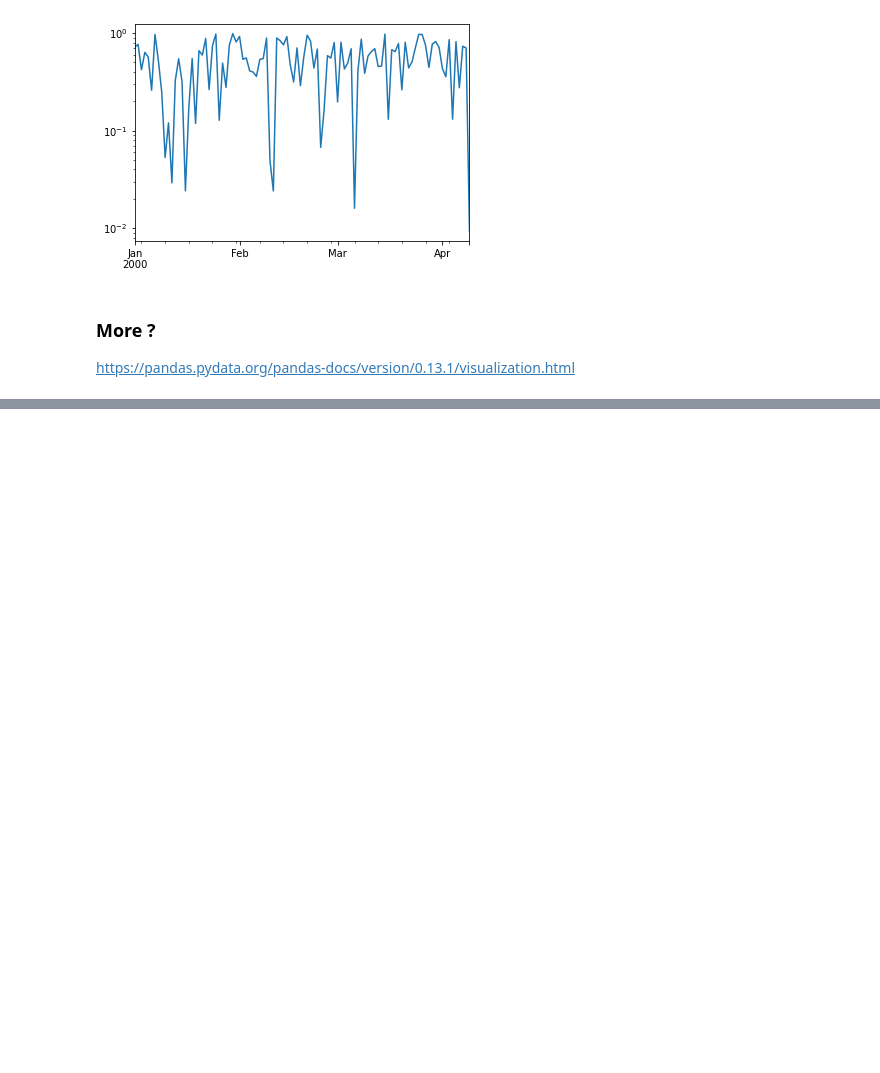
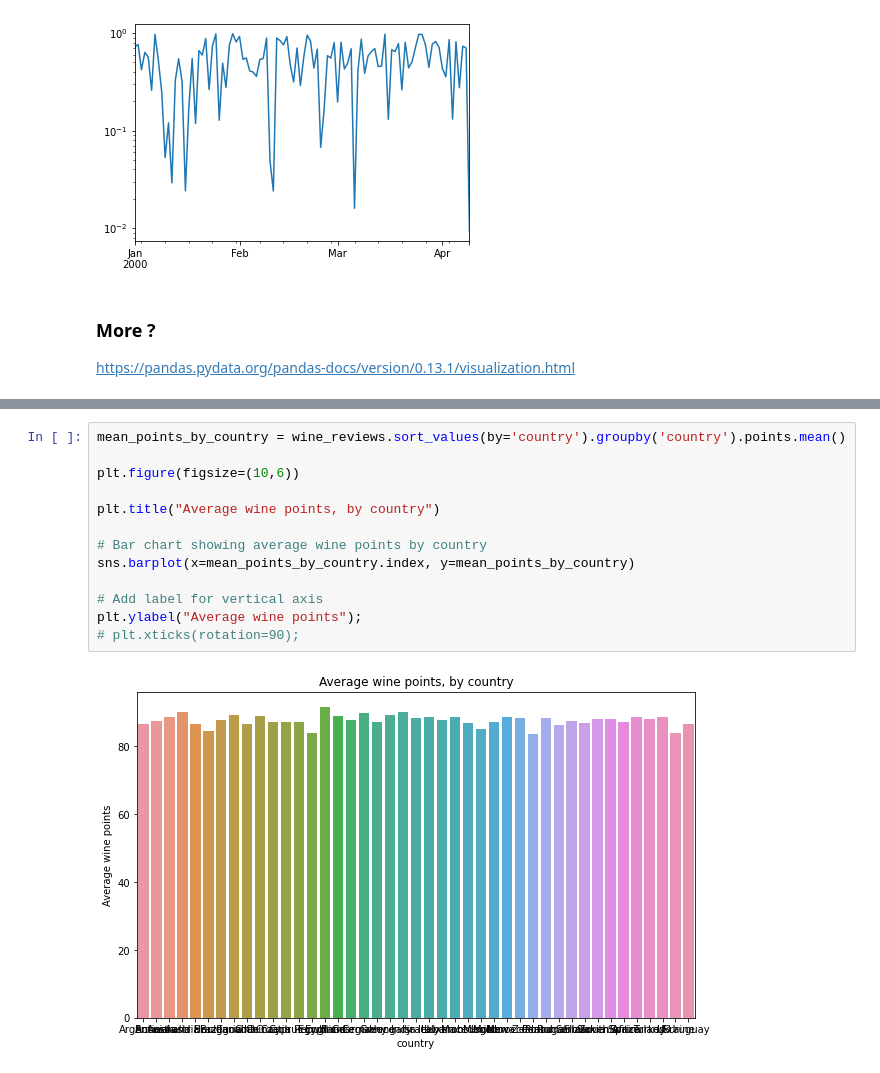
Before and after one commit to malkaguillot/ECON2206-Data-Management-2022, a Jupyter notebook: practice/2-intro-pandas/Visualization.ipynb, the cells around one changed output, grey strips where cells are left out. Saved outputs shown, nothing was run; the diff lists cells and outputs as text; blank space fills up the shorter version.

```diff
--- a/practice/2-intro-pandas/Visualization.ipynb
+++ b/practice/2-intro-pandas/Visualization.ipynb
@@ -174,0 +233,15 @@ https://pandas.pydata.org/pandas-docs/version/0.13.1/visualization.html
+# %%
+mean_points_by_country = wine_reviews.sort_values(by='country').groupby('country').points.mean()
+
+plt.figure(figsize=(10,6))
+
+plt.title("Average wine points, by country")
+
+# Bar chart showing average wine points by country
+sns.barplot(x=mean_points_by_country.index, y=mean_points_by_country)
+
+# Add label for vertical axis
+plt.ylabel("Average wine points");
+# plt.xticks(rotation=90);
+# %% [output]
+[figure, added]
```
Also changed, not shown: parts of 19 cells of this notebook, 8 other files.
